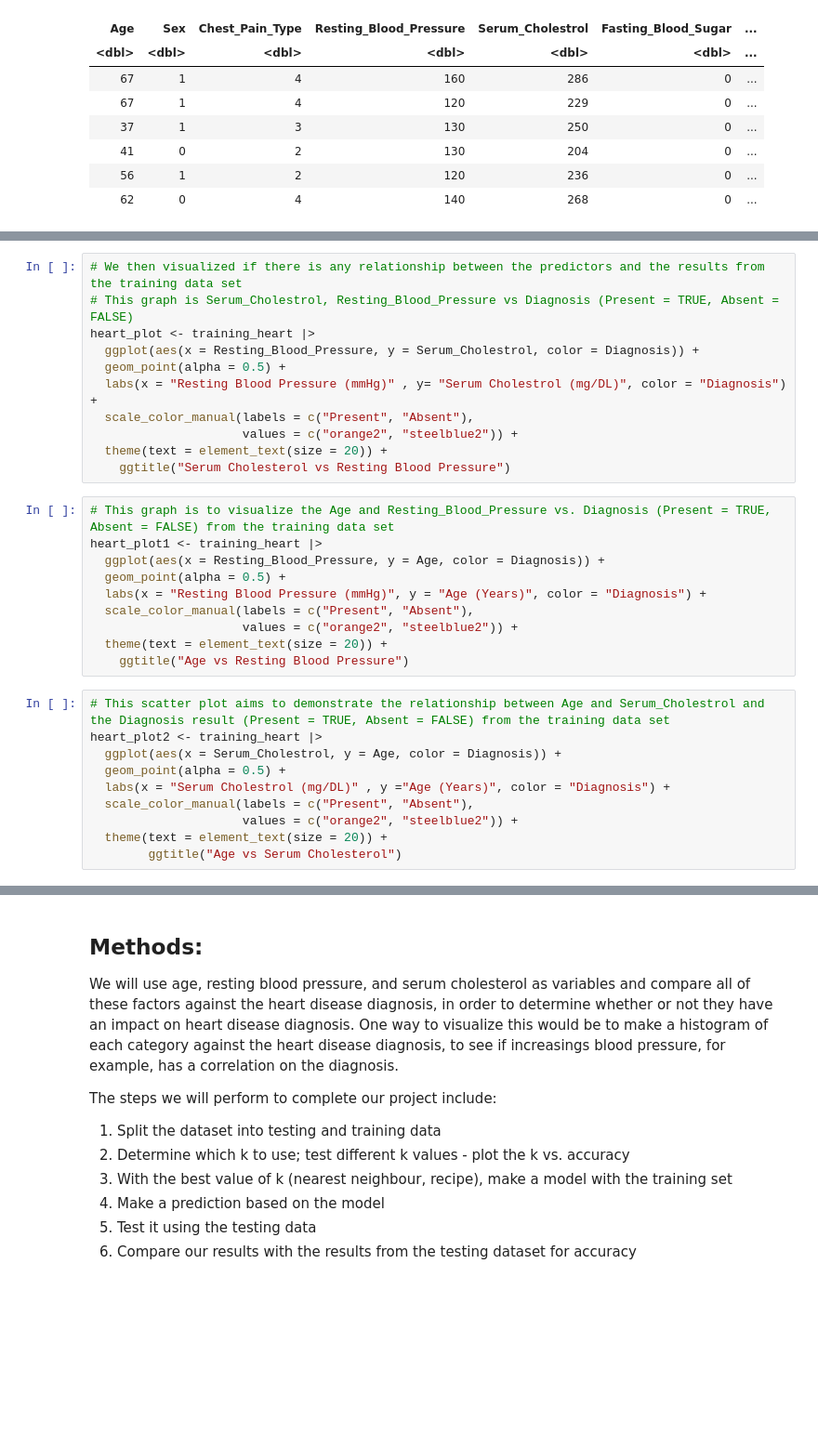
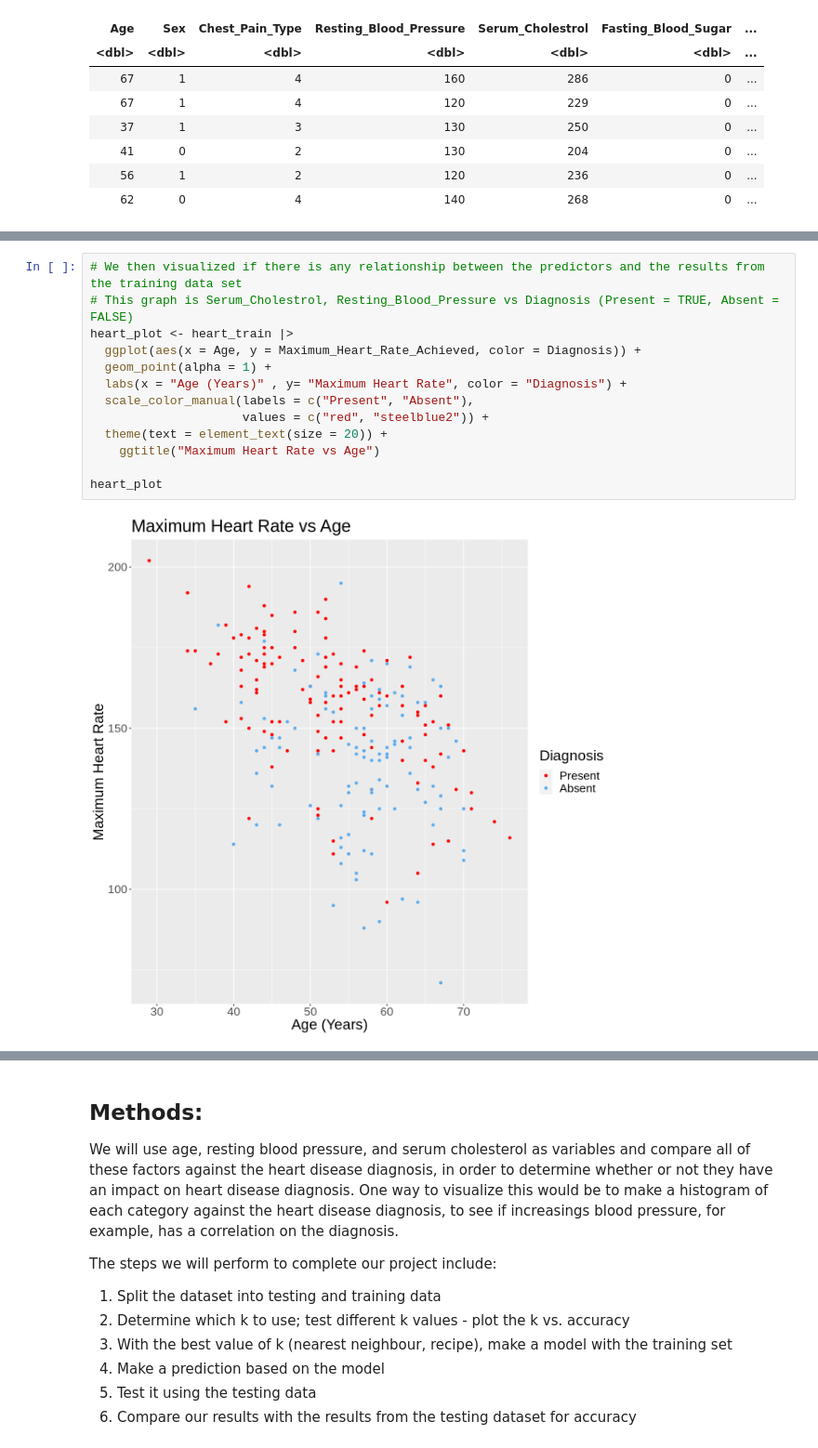
Before and after one commit to Parsapk1/NEW_DSCI_PROJECT, a Jupyter notebook: DSCI100_Project.ipynb, the cells around one changed output, grey strips where cells are left out. Shown at 93% size. Saved outputs shown, nothing was run; the diff lists cells and outputs as text; blank space fills up the shorter version.

```diff
--- a/DSCI100_Project.ipynb
+++ b/DSCI100_Project.ipynb
@@ -136,31 +119,15 @@ A tibble: 2 × 3
 # %%
 # We then visualized if there is any relationship between the predictors and the results from the training data set
 # This graph is Serum_Cholestrol, Resting_Blood_Pressure vs Diagnosis (Present = TRUE, Absent = FALSE)
-heart_plot <- training_heart |>
-  ggplot(aes(x = Resting_Blood_Pressure, y = Serum_Cholestrol, color = Diagnosis)) +
-  geom_point(alpha = 0.5) +
-  labs(x = "Resting Blood Pressure (mmHg)" , y= "Serum Cholestrol (mg/DL)", color = "Diagnosis") +
+heart_plot <- heart_train |>
+  ggplot(aes(x = Age, y = Maximum_Heart_Rate_Achieved, color = Diagnosis)) +
+  geom_point(alpha = 1) +
+  labs(x = "Age (Years)" , y= "Maximum Heart Rate", color = "Diagnosis") +
   scale_color_manual(labels = c("Present", "Absent"),
-                     values = c("orange2", "steelblue2")) +
+                     values = c("red", "steelblue2")) +
   theme(text = element_text(size = 20)) +
-    ggtitle("Serum Cholesterol vs Resting Blood Pressure")
+    ggtitle("Maximum Heart Rate vs Age")
+
+heart_plot
+# %% [output]
+[figure, added]
-# %%
-# This graph is to visualize the Age and Resting_Blood_Pressure vs. Diagnosis (Present = TRUE, Absent = FALSE) from the training data set
-heart_plot1 <- training_heart |>
-  ggplot(aes(x = Resting_Blood_Pressure, y = Age, color = Diagnosis)) +
-  geom_point(alpha = 0.5) +
-  labs(x = "Resting Blood Pressure (mmHg)", y = "Age (Years)", color = "Diagnosis") +
-  scale_color_manual(labels = c("Present", "Absent"),
-                     values = c("orange2", "steelblue2")) +
-  theme(text = element_text(size = 20)) +
-    ggtitle("Age vs Resting Blood Pressure")
-# %%
-# This scatter plot aims to demonstrate the relationship between Age and Serum_Cholestrol and the Diagnosis result (Present = TRUE, Absent = FALSE) from the training data set
-heart_plot2 <- training_heart |>
-  ggplot(aes(x = Serum_Cholestrol, y = Age, color = Diagnosis)) +
-  geom_point(alpha = 0.5) +
-  labs(x = "Serum Cholestrol (mg/DL)" , y ="Age (Years)", color = "Diagnosis") +
-  scale_color_manual(labels = c("Present", "Absent"),
-                     values = c("orange2", "steelblue2")) +
-  theme(text = element_text(size = 20)) +
-        ggtitle("Age vs Serum Cholesterol")
```
Also changed, not shown: parts of 15 cells of this notebook.
